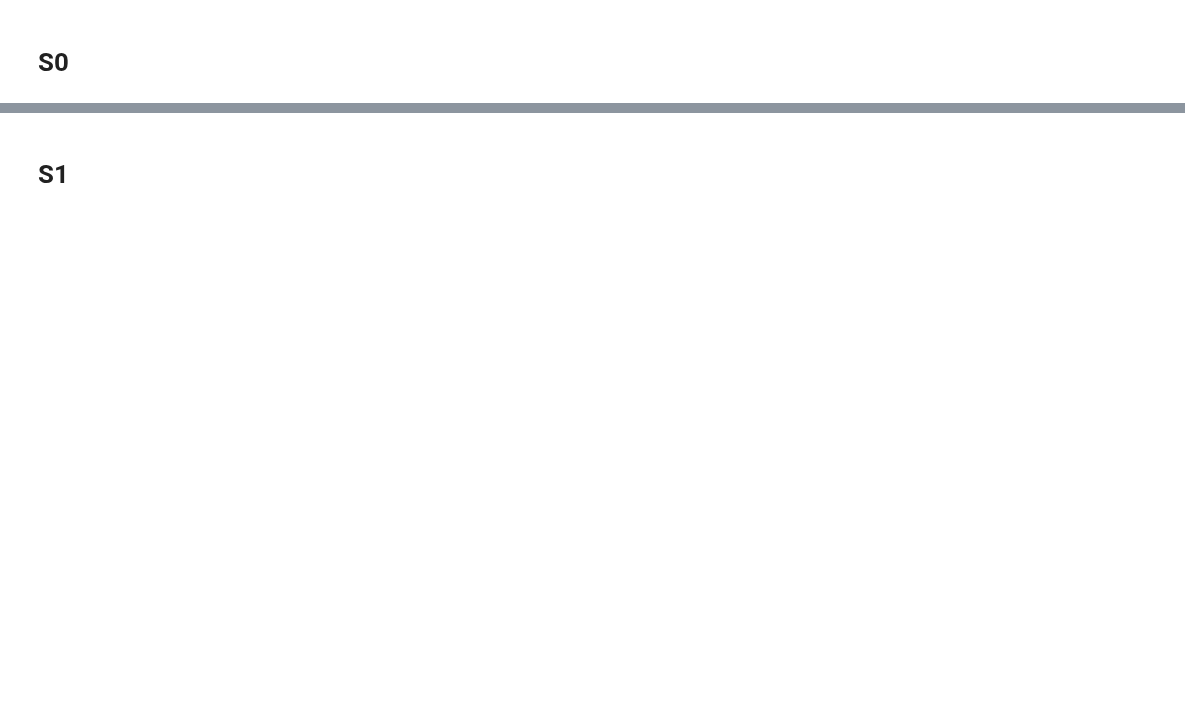
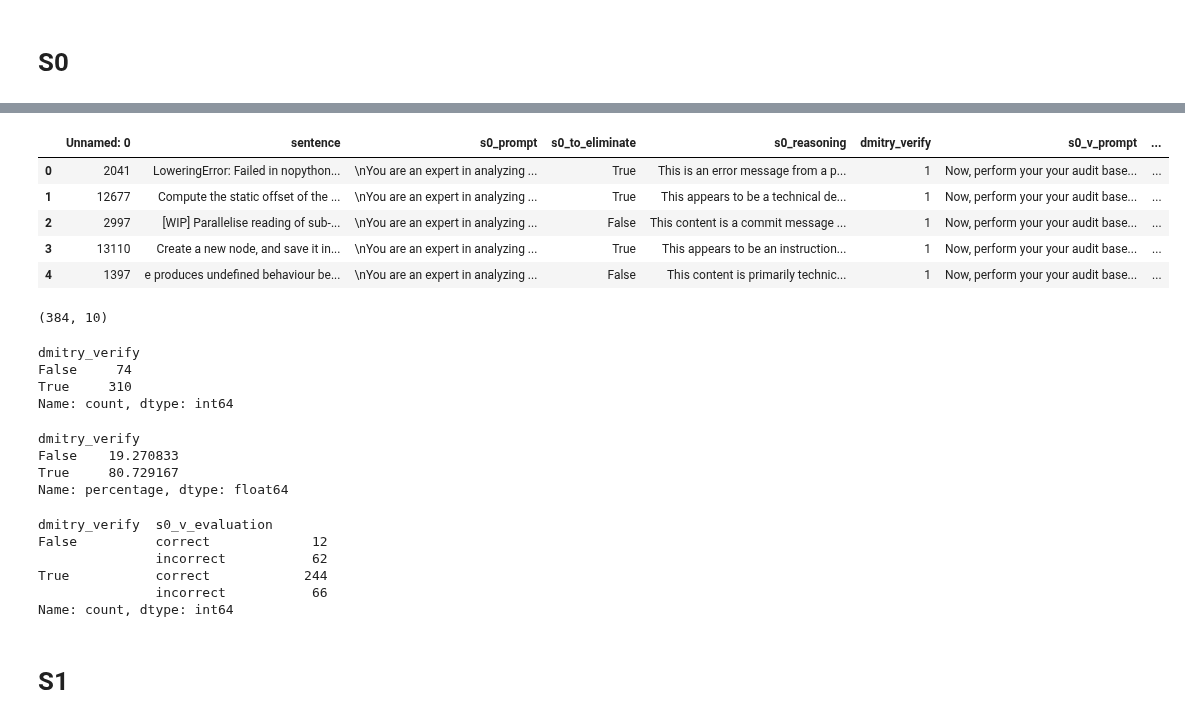
Before and after one commit to dmitrijs-voronovs/scientific-software-architecture-analysis, a Jupyter notebook: processing_pipeline/analysis/sample_analysis.ipynb, the cells around one changed output, grey strips where cells are left out. Saved outputs shown, nothing was run; the diff lists cells and outputs as text; code cells hidden in the pictures; blank space fills up the shorter version.

```diff
--- a/processing_pipeline/analysis/sample_analysis.ipynb
+++ b/processing_pipeline/analysis/sample_analysis.ipynb
@@ -42,0 +44,13 @@ Name: percentage, dtype: float64
+# %%
+df.head()
+# %% [output]
+|  | Unnamed: 0 | sentence | s0_prompt | s0_to_eliminate | s0_reasoning | dmitry_verify | s0_v_prompt | ... |
+| 0 | 2041 | LoweringError: Failed in nopython... | \nYou are an expert in analyzing ... | True | This is an error message from a p... | 1 | Now, perform your your audit base... | ... |
+| 1 | 12677 | Compute the static offset of the ... | \nYou are an expert in analyzing ... | True | This appears to be a technical de... | 1 | Now, perform your your audit base... | ... |
+| 2 | 2997 | [WIP] Parallelise reading of sub-... | \nYou are an expert in analyzing ... | False | This content is a commit message ... | 1 | Now, perform your your audit base... | ... |
+| 3 | 13110 | Create a new node, and save it in... | \nYou are an expert in analyzing ... | True | This appears to be an instruction... | 1 | Now, perform your your audit base... | ... |
+| 4 | 1397 | e produces undefined behaviour be... | \nYou are an expert in analyzing ... | False | This content is primarily technic... | 1 | Now, perform your your audit base... | ... |
+# %%
+df.shape
+# %% [output]
+(384, 10)
@@ -43,3 +59,26 @@ Name: percentage, dtype: float64
+# %%
+df.groupby("dmitry_verify").size().rename("count")
+# %% [output]
+dmitry_verify
+False     74
+True     310
+Name: count, dtype: int64
+# %%
+df.groupby("dmitry_verify").size().rename("percentage") / df.shape[0] * 100
+# %% [output]
+dmitry_verify
+False    19.270833
+True     80.729167
+Name: percentage, dtype: float64
+# %%
+df.groupby(["dmitry_verify", "s0_v_evaluation"]).size().rename("count")
+# %% [output]
+dmitry_verify  s0_v_evaluation
+False          correct             12
+               incorrect           62
+True           correct            244
+               incorrect           66
+Name: count, dtype: int64
 # %% [markdown]
 # S1
 # %%
```
Also changed, not shown: parts of 9 cells of this notebook, 38 other files.
